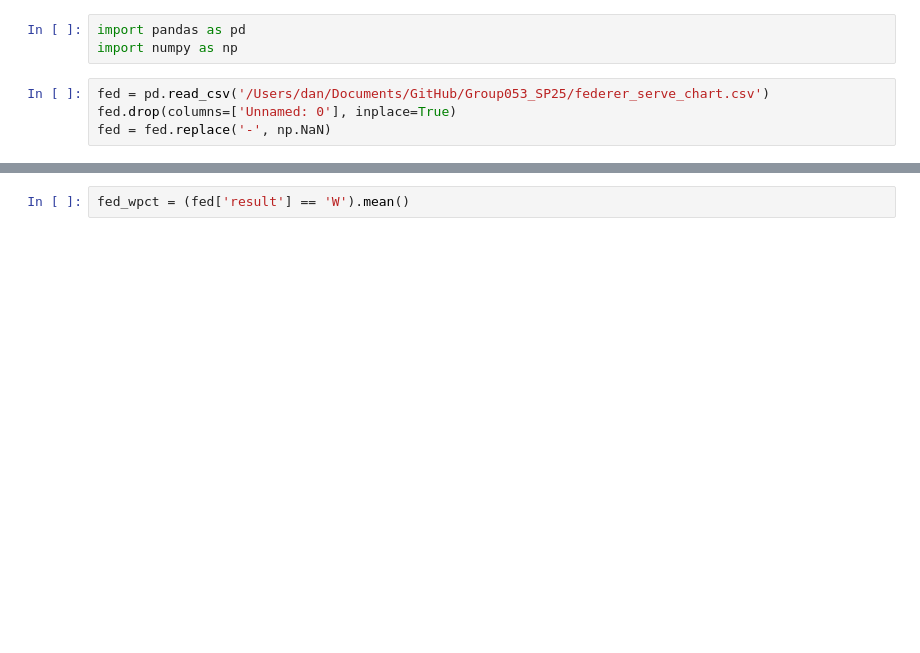
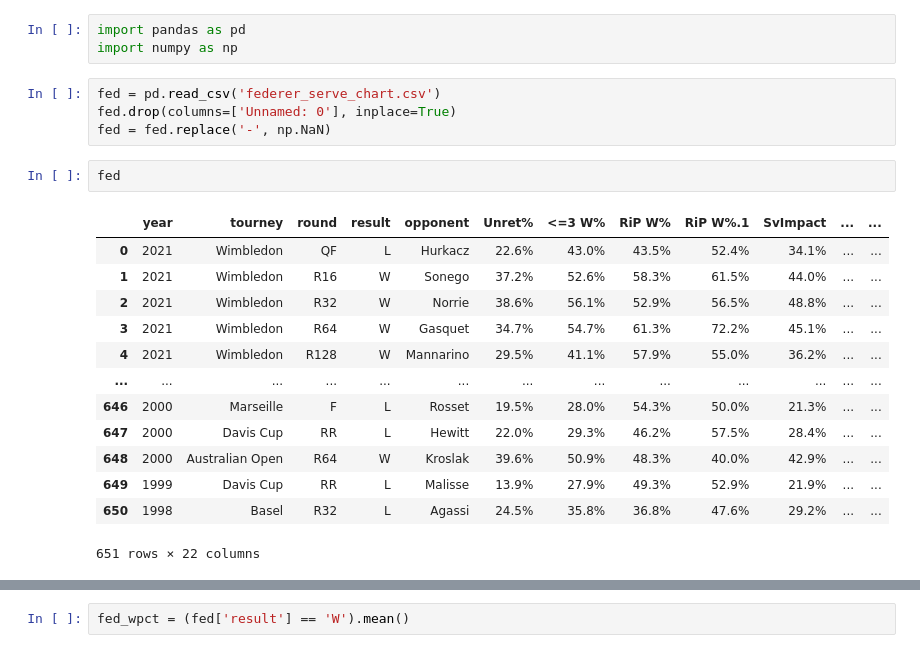
Before and after one commit to altairaguelo/tennis_serve_data_analysis, a Jupyter notebook: fed_data_cleaining.ipynb, the cells around one changed output, grey strips where cells are left out. Cells and saved outputs as stored; diff of their text form; blank space fills up the shorter version.

```diff
--- a/fed_data_cleaining.ipynb
+++ b/fed_data_cleaining.ipynb
@@ -2,9 +2,25 @@
 import pandas as pd
 import numpy as np
 # %%
-fed = pd.read_csv('/Users/dan/Documents/GitHub/Group053_SP25/federer_serve_chart.csv')
+fed = pd.read_csv('federer_serve_chart.csv')
 fed.drop(columns=['Unnamed: 0'], inplace=True)
 fed = fed.replace('-', np.NaN)
+# %%
+fed
+# %% [output]
+|  | year | tourney | round | result | opponent | Unret% | <=3 W% | RiP W% | RiP W%.1 | SvImpact | ... | ... |
+| 0 | 2021 | Wimbledon | QF | L | Hurkacz | 22.6% | 43.0% | 43.5% | 52.4% | 34.1% | ... | ... |
+| 1 | 2021 | Wimbledon | R16 | W | Sonego | 37.2% | 52.6% | 58.3% | 61.5% | 44.0% | ... | ... |
+| 2 | 2021 | Wimbledon | R32 | W | Norrie | 38.6% | 56.1% | 52.9% | 56.5% | 48.8% | ... | ... |
+| 3 | 2021 | Wimbledon | R64 | W | Gasquet | 34.7% | 54.7% | 61.3% | 72.2% | 45.1% | ... | ... |
+| 4 | 2021 | Wimbledon | R128 | W | Mannarino | 29.5% | 41.1% | 57.9% | 55.0% | 36.2% | ... | ... |
+| ... | ... | ... | ... | ... | ... | ... | ... | ... | ... | ... | ... | ... |
+| 646 | 2000 | Marseille | F | L | Rosset | 19.5% | 28.0% | 54.3% | 50.0% | 21.3% | ... | ... |
+| 647 | 2000 | Davis Cup | RR | L | Hewitt | 22.0% | 29.3% | 46.2% | 57.5% | 28.4% | ... | ... |
+| 648 | 2000 | Australian Open | R64 | W | Kroslak | 39.6% | 50.9% | 48.3% | 40.0% | 42.9% | ... | ... |
+| 649 | 1999 | Davis Cup | RR | L | Malisse | 13.9% | 27.9% | 49.3% | 52.9% | 21.9% | ... | ... |
+| 650 | 1998 | Basel | R32 | L | Agassi | 24.5% | 35.8% | 36.8% | 47.6% | 29.2% | ... | ... |
+651 rows × 22 columns
 # %%
 string_cols=[ 'Unret%', '<=3 W%',
        'RiP W%', 'RiP W%.1', 'SvImpact', '1st: Unret%', '1st: <=3 W%',
```
Also changed, not shown: parts of 9 cells of this notebook.
